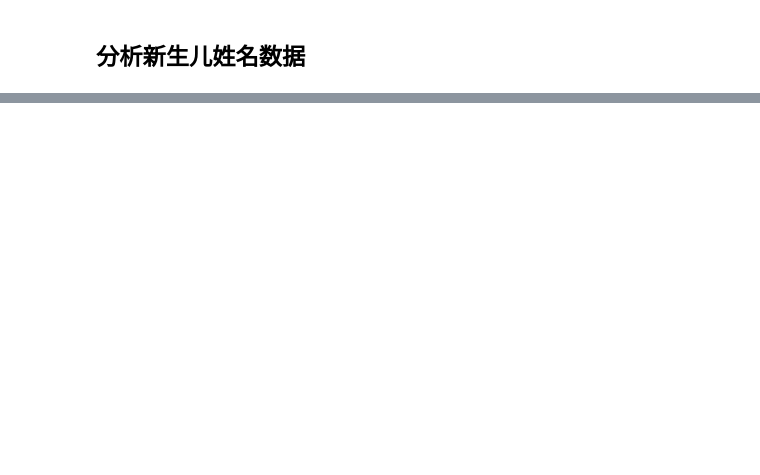
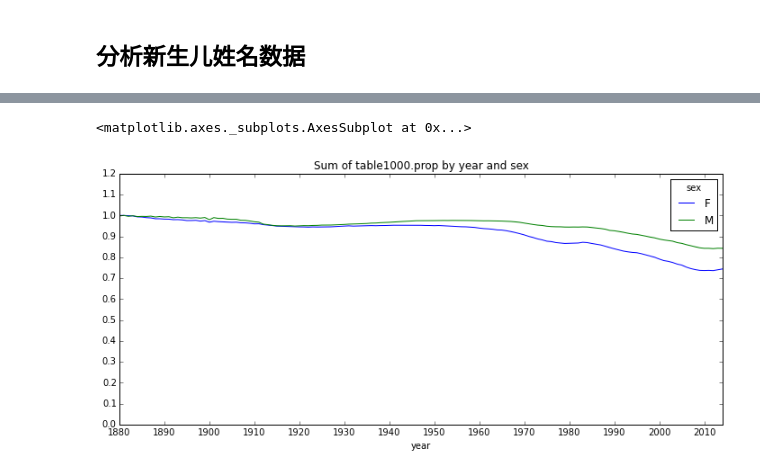
Before and after one commit to feiyuw/feiyuw.github.io, a Jupyter notebook: assets/notebooks/learn-pandas.ipynb, the cells around one changed output, grey strips where cells are left out. Cells and saved outputs as stored; diff of their text form; code cells hidden in the pictures; blank space fills up the shorter version.

```diff
--- a/assets/notebooks/learn-pandas.ipynb
+++ b/assets/notebooks/learn-pandas.ipynb
@@ -97,0 +133,11 @@ names = pd.concat(pieces, ignore_index=True) # ignore_index=True 之后将不会
+# %%
+# 指定名字的婴儿出生数占总出生数的比例
+def add_prop(group):
+    births = group.births.astype(float)
+    group['prop'] = births/births.sum()
+
+    return group
+
+names = names.groupby(['year', 'sex']).apply(add_prop) # seems "map"?
+# 有效性检查，所有名字的比例之和为1
+np.allclose(names.groupby(['year', 'sex']).prop.sum(), 1)
@@ -97,0 +146,7 @@ names = pd.concat(pieces, ignore_index=True) # ignore_index=True 之后将不会
+# %%
+# 取sex/year组合的前1000个名字
+def get_top1000(group):
+    return group.sort_values(by='births', ascending=False)[:1000]
+
+grouped = names.groupby(['year', 'sex'])
+top1000 = grouped.apply(get_top1000)
@@ -97,0 +166,10 @@ names = pd.concat(pieces, ignore_index=True) # ignore_index=True 之后将不会
+# %%
+# top 1000姓名的新生儿占全部新生儿的比例
+table = top1000.pivot_table('prop', index='year', columns='sex', aggfunc=sum)
+table.plot(title='Sum of table1000.prop by year and sex',
+           yticks=np.linspace(0, 1.2, 13),
+           figsize=(12, 5),
+           xticks=range(1880, 2020, 10))
+# %% [output]
+<matplotlib.axes._subplots.AxesSubplot at 0x...>
+[figure, added]
```
Also changed, not shown: parts of 15 cells of this notebook, 2 other files.
